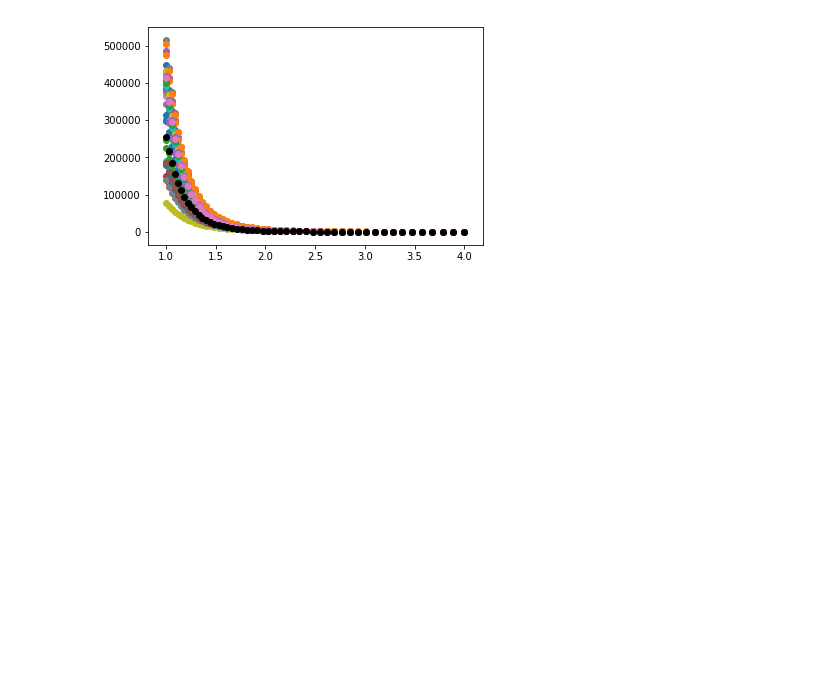
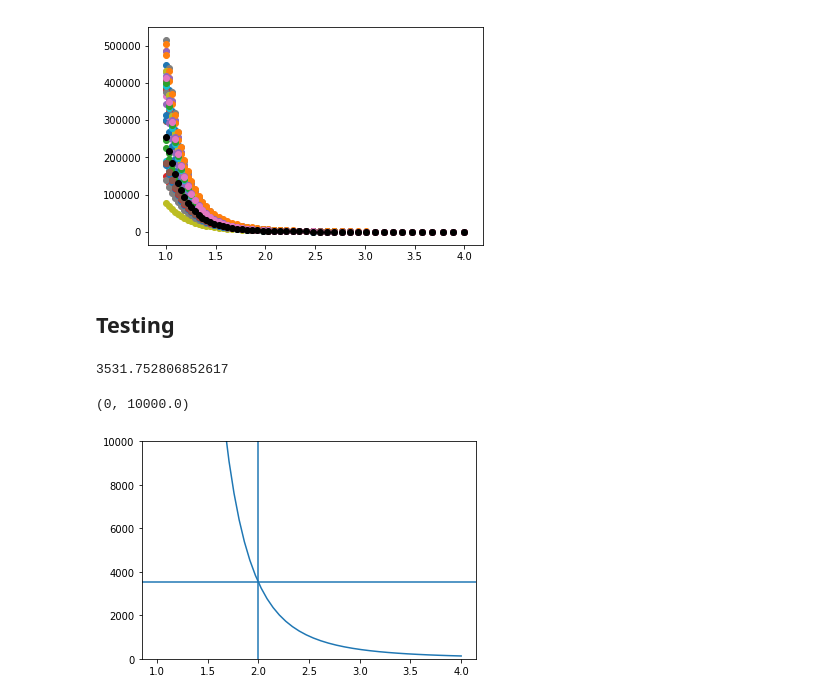
Before and after one commit to specktakel/hierarchical_nu, a Jupyter notebook: dev/statistical_model/4_energy_threshold/precomputation.ipynb, the cells around one changed output. Saved outputs shown, nothing was run; the diff lists cells and outputs as text; code cells hidden in the pictures; blank space fills up the shorter version.

```diff
--- a/dev/statistical_model/4_energy_threshold/precomputation.ipynb
+++ b/dev/statistical_model/4_energy_threshold/precomputation.ipynb
@@ -89,3 +89,5 @@ ax.scatter(exposure_integral.alpha_grid, exposure_integral.integral_grid[-1],
 # %% [output]
 <matplotlib.collections.PathCollection at 0x...>
 [figure]
+# %% [markdown]
+## Testing
@@ -91,0 +147,14 @@ ax.scatter(exposure_integral.alpha_grid, exposure_integral.integral_grid[-1],
+# %%
+print(integ*0.5)
+# %% [output]
+3531.752806852617
+# %%
+fig, ax = plt.subplots()
+#ax.plot(np.linspace(1, 4), I)
+ax.plot(exposure_integral.alpha_grid, exposure_integral.integral_grid[-1])
+ax.axvline(2)
+ax.axhline(3531)
+ax.set_ylim(0, 1e4)
+# %% [output]
+(0, 10000.0)
+[figure, added]
```
Also changed, not shown: parts of 3 cells of this notebook, 5 other files.
